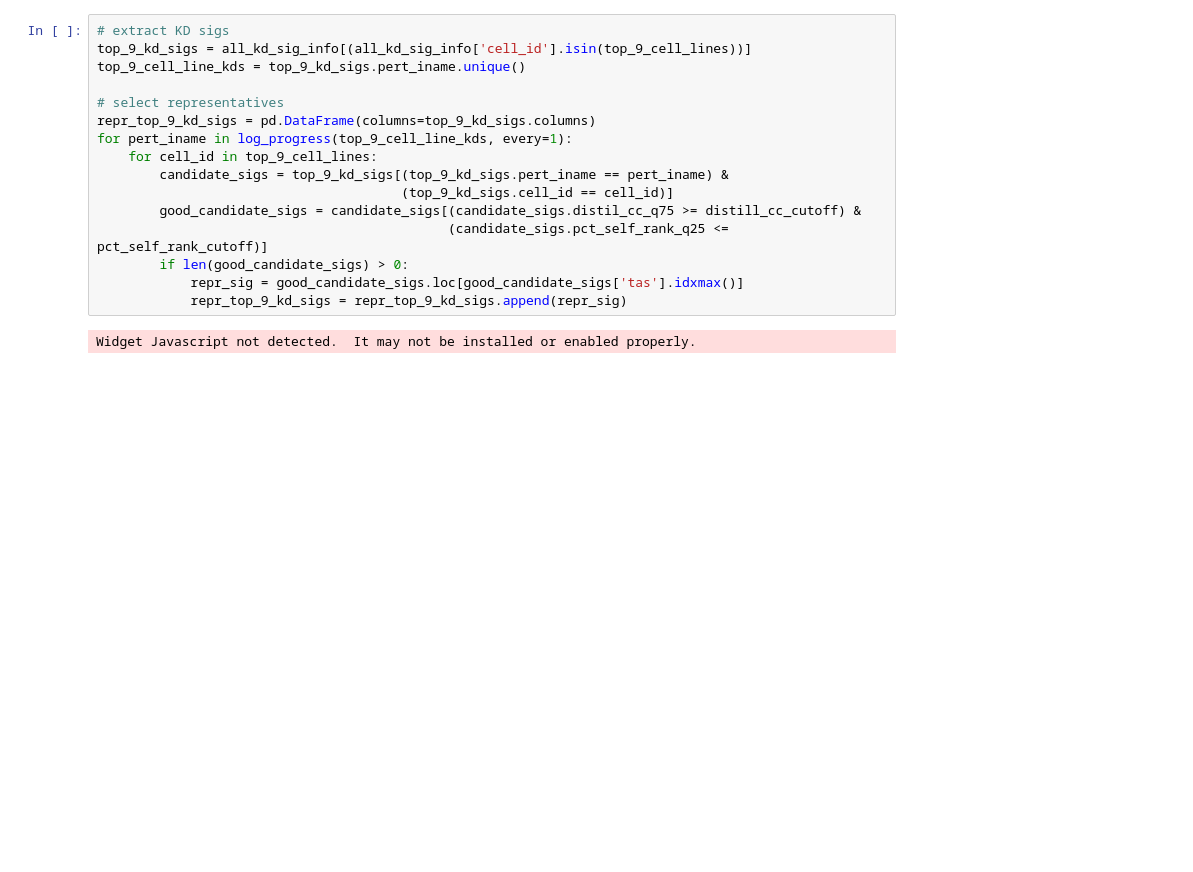
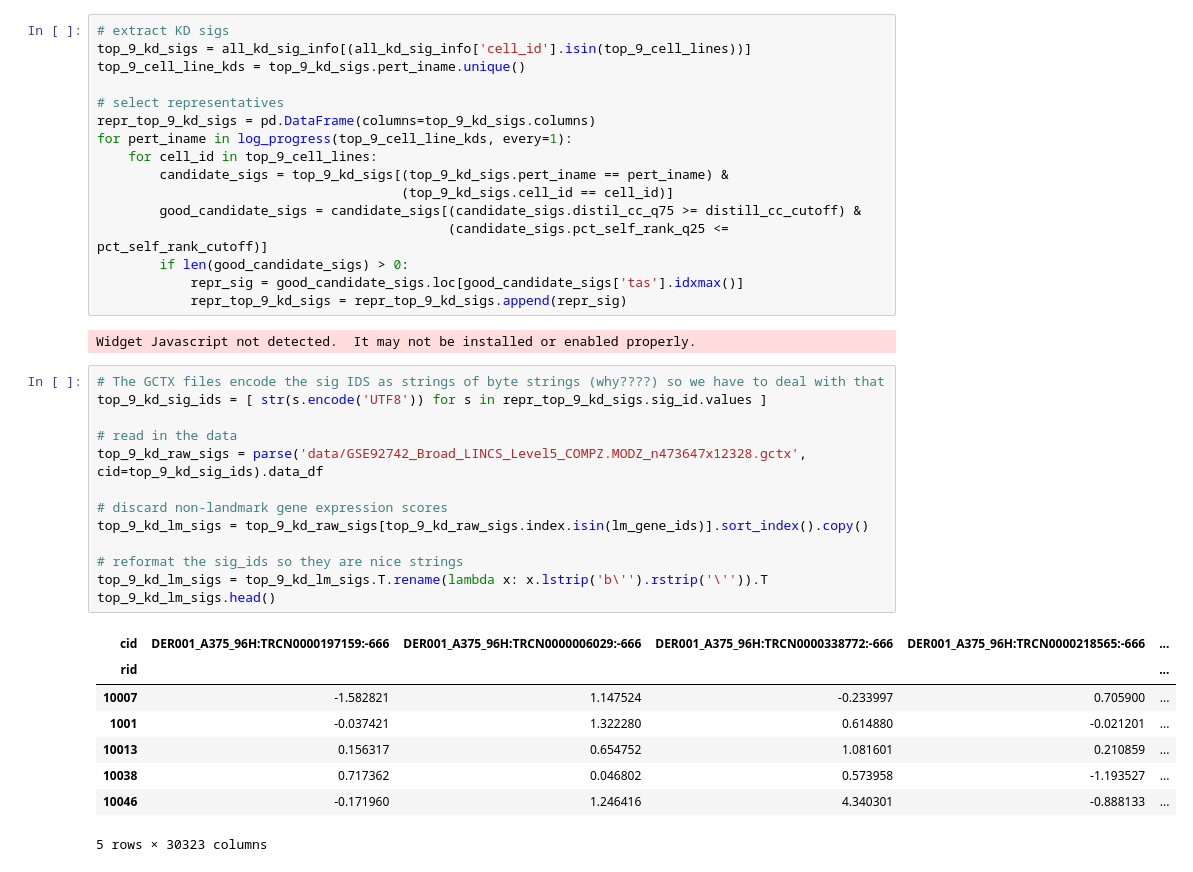
Before and after one commit to npabon/LINCS_target_prediction, a Jupyter notebook: data_profiling.ipynb, the cells around one changed output. Cells and saved outputs as stored; diff of their text form; blank space fills up the shorter version.

```diff
--- a/data_profiling.ipynb
+++ b/data_profiling.ipynb
@@ -576,3 +582,25 @@ for pert_iname in log_progress(top_9_cell_line_kds, every=1):
             repr_top_9_kd_sigs = repr_top_9_kd_sigs.append(repr_sig)
 # %% [output]
 Widget Javascript not detected.  It may not be installed or enabled properly.
+# %%
+# The GCTX files encode the sig IDS as strings of byte strings (why????) so we have to deal with that
+top_9_kd_sig_ids = [ str(s.encode('UTF8')) for s in repr_top_9_kd_sigs.sig_id.values ]
+
+# read in the data
+top_9_kd_raw_sigs = parse('data/GSE92742_Broad_LINCS_Level5_COMPZ.MODZ_n473647x12328.gctx', cid=top_9_kd_sig_ids).data_df
+
+# discard non-landmark gene expression scores
+top_9_kd_lm_sigs = top_9_kd_raw_sigs[top_9_kd_raw_sigs.index.isin(lm_gene_ids)].sort_index().copy()
+
+# reformat the sig_ids so they are nice strings
+top_9_kd_lm_sigs = top_9_kd_lm_sigs.T.rename(lambda x: x.lstrip('b\'').rstrip('\'')).T
+top_9_kd_lm_sigs.head()
+# %% [output]
+| cid | DER001_A375_96H:TRCN0000197159:-666 | DER001_A375_96H:TRCN0000006029:-666 | DER001_A375_96H:TRCN0000338772:-666 | DER001_A375_96H:TRCN0000218565:-666 | ... |
+| rid |  |  |  |  | ... |
+| 10007 | -1.582821 | 1.147524 | -0.233997 | 0.705900 | ... |
+| 1001 | -0.037421 | 1.322280 | 0.614880 | -0.021201 | ... |
+| 10013 | 0.156317 | 0.654752 | 1.081601 | 0.210859 | ... |
+| 10038 | 0.717362 | 0.046802 | 0.573958 | -1.193527 | ... |
+| 10046 | -0.171960 | 1.246416 | 4.340301 | -0.888133 | ... |
+5 rows × 30323 columns
```
Also changed, not shown: parts of 14 cells of this notebook, 3 other files.
